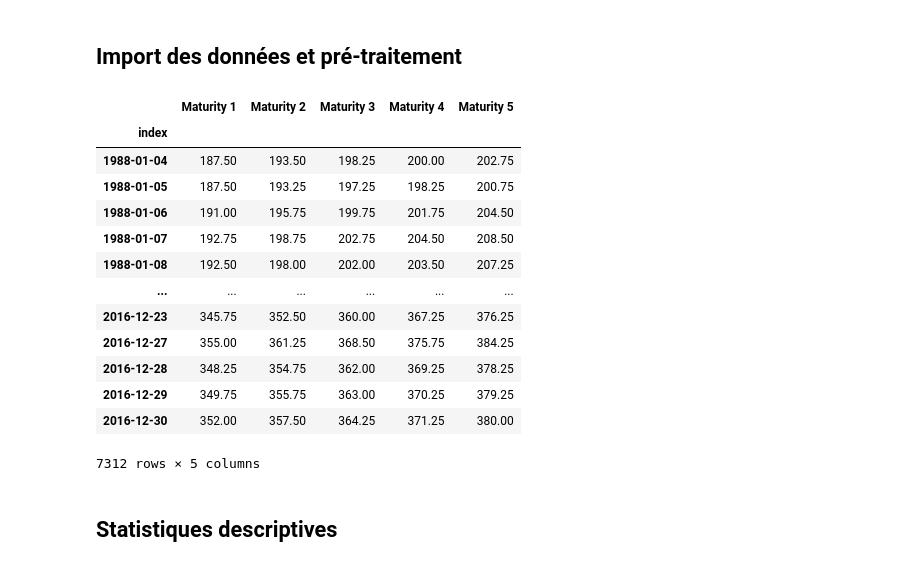
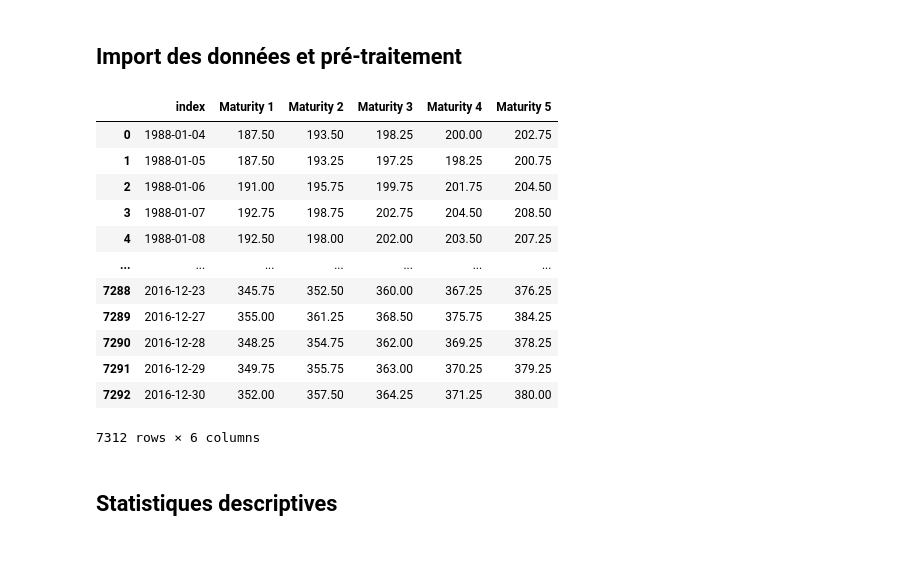
Before and after one commit to NaimLehbiben/Gestion-Quantitative, a Jupyter notebook: notebook.ipynb, the cells around one changed output. Cells and saved outputs as stored; diff of their text form; code cells hidden in the pictures.

```diff
--- a/notebook.ipynb
+++ b/notebook.ipynb
@@ -3,36 +3,32 @@
 # %%
 import pandas as pd
 from src.utility.descriptive_statistics import descriptive_statistics
 
 df = pd.read_pickle('src/data/panel_data.pkl')
 df["index"] = pd.to_datetime(df["index"])
 
 outlier_dates = [pd.Timestamp('2001-09-11')]
 df = df[~df['index'].isin(outlier_dates)]
 
 df = df[(df['index'] >= '1988-01-01') & (df['index'] <= '2017-01-01')]
 
 for col in df.columns[1:]:
     df[col] = pd.to_numeric(df[col], errors='coerce')
-
-df_price = df.copy()
-df_price.set_index('index', inplace=True)
-df_price
+df
 # %% [output]
-|  | Maturity 1 | Maturity 2 | Maturity 3 | Maturity 4 | Maturity 5 |
-| index |  |  |  |  |  |
-| 1988-01-04 | 187.50 | 193.50 | 198.25 | 200.00 | 202.75 |
-| 1988-01-05 | 187.50 | 193.25 | 197.25 | 198.25 | 200.75 |
-| 1988-01-06 | 191.00 | 195.75 | 199.75 | 201.75 | 204.50 |
-| 1988-01-07 | 192.75 | 198.75 | 202.75 | 204.50 | 208.50 |
-| 1988-01-08 | 192.50 | 198.00 | 202.00 | 203.50 | 207.25 |
-| ... | ... | ... | ... | ... | ... |
-| 2016-12-23 | 345.75 | 352.50 | 360.00 | 367.25 | 376.25 |
-| 2016-12-27 | 355.00 | 361.25 | 368.50 | 375.75 | 384.25 |
-| 2016-12-28 | 348.25 | 354.75 | 362.00 | 369.25 | 378.25 |
-| 2016-12-29 | 349.75 | 355.75 | 363.00 | 370.25 | 379.25 |
-| 2016-12-30 | 352.00 | 357.50 | 364.25 | 371.25 | 380.00 |
+|  | index | Maturity 1 | Maturity 2 | Maturity 3 | Maturity 4 | Maturity 5 |
+| 0 | 1988-01-04 | 187.50 | 193.50 | 198.25 | 200.00 | 202.75 |
+| 1 | 1988-01-05 | 187.50 | 193.25 | 197.25 | 198.25 | 200.75 |
+| 2 | 1988-01-06 | 191.00 | 195.75 | 199.75 | 201.75 | 204.50 |
+| 3 | 1988-01-07 | 192.75 | 198.75 | 202.75 | 204.50 | 208.50 |
+| 4 | 1988-01-08 | 192.50 | 198.00 | 202.00 | 203.50 | 207.25 |
+| ... | ... | ... | ... | ... | ... | ... |
+| 7288 | 2016-12-23 | 345.75 | 352.50 | 360.00 | 367.25 | 376.25 |
+| 7289 | 2016-12-27 | 355.00 | 361.25 | 368.50 | 375.75 | 384.25 |
+| 7290 | 2016-12-28 | 348.25 | 354.75 | 362.00 | 369.25 | 378.25 |
+| 7291 | 2016-12-29 | 349.75 | 355.75 | 363.00 | 370.25 | 379.25 |
+| 7292 | 2016-12-30 | 352.00 | 357.50 | 364.25 | 371.25 | 380.00 |
-7312 rows × 5 columns
+7312 rows × 6 columns
 # %% [markdown]
 ## Statistiques descriptives
 # %%
```
Also changed, not shown: parts of 5 cells of this notebook, 1 other file.
